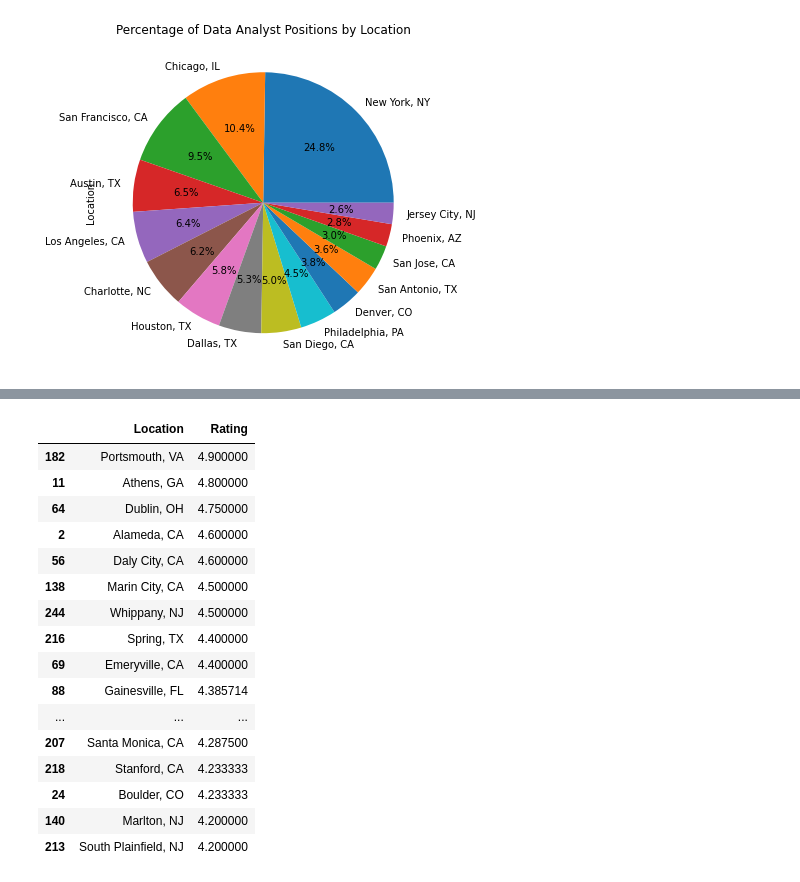
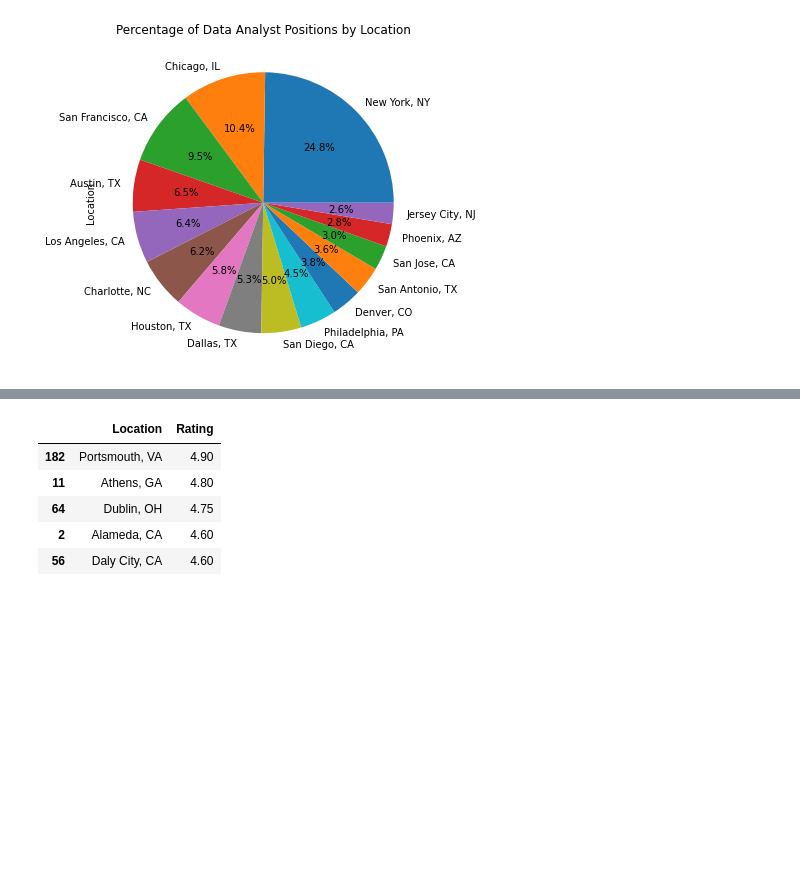
Before and after one commit to blaylockmatt/DataAnalystJobProspects, a Jupyter notebook: DataAnalystJobs-Monicah.ipynb, the cells around one changed output, grey strips where cells are left out. Cells and saved outputs as stored; diff of their text form; code cells hidden in the pictures; blank space fills up the shorter version.

```diff
--- a/DataAnalystJobs-Monicah.ipynb
+++ b/DataAnalystJobs-Monicah.ipynb
@@ -394,24 +329,13 @@ loc_rate
 # %%
 rate_loc = loc_rate.sort_values(by='Rating', ascending=False)
-rate_loc.head(20)
+rate_loc.head()
 # %% [output]
 |  | Location | Rating |
-| 182 | Portsmouth, VA | 4.900000 |
-| 11 | Athens, GA | 4.800000 |
-| 64 | Dublin, OH | 4.750000 |
-| 2 | Alameda, CA | 4.600000 |
-| 56 | Daly City, CA | 4.600000 |
-| 138 | Marin City, CA | 4.500000 |
-| 244 | Whippany, NJ | 4.500000 |
-| 216 | Spring, TX | 4.400000 |
-| 69 | Emeryville, CA | 4.400000 |
-| 88 | Gainesville, FL | 4.385714 |
-| ... | ... | ... |
-| 207 | Santa Monica, CA | 4.287500 |
-| 218 | Stanford, CA | 4.233333 |
-| 24 | Boulder, CO | 4.233333 |
-| 140 | Marlton, NJ | 4.200000 |
-| 213 | South Plainfield, NJ | 4.200000 |
+| 182 | Portsmouth, VA | 4.90 |
+| 11 | Athens, GA | 4.80 |
+| 64 | Dublin, OH | 4.75 |
+| 2 | Alameda, CA | 4.60 |
+| 56 | Daly City, CA | 4.60 |
 # %%
 labels = []
 indexes = []
```
Also changed, not shown: parts of 25 cells of this notebook, 10 other files.
